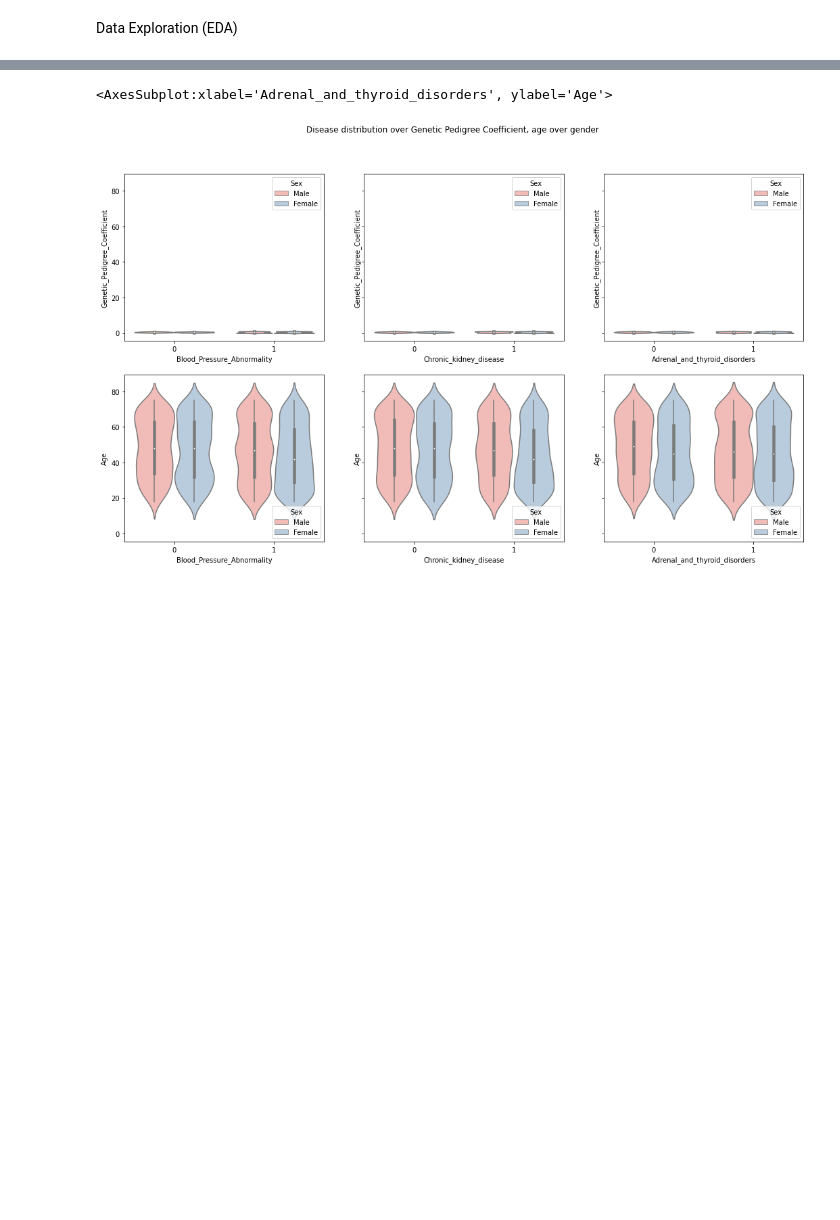
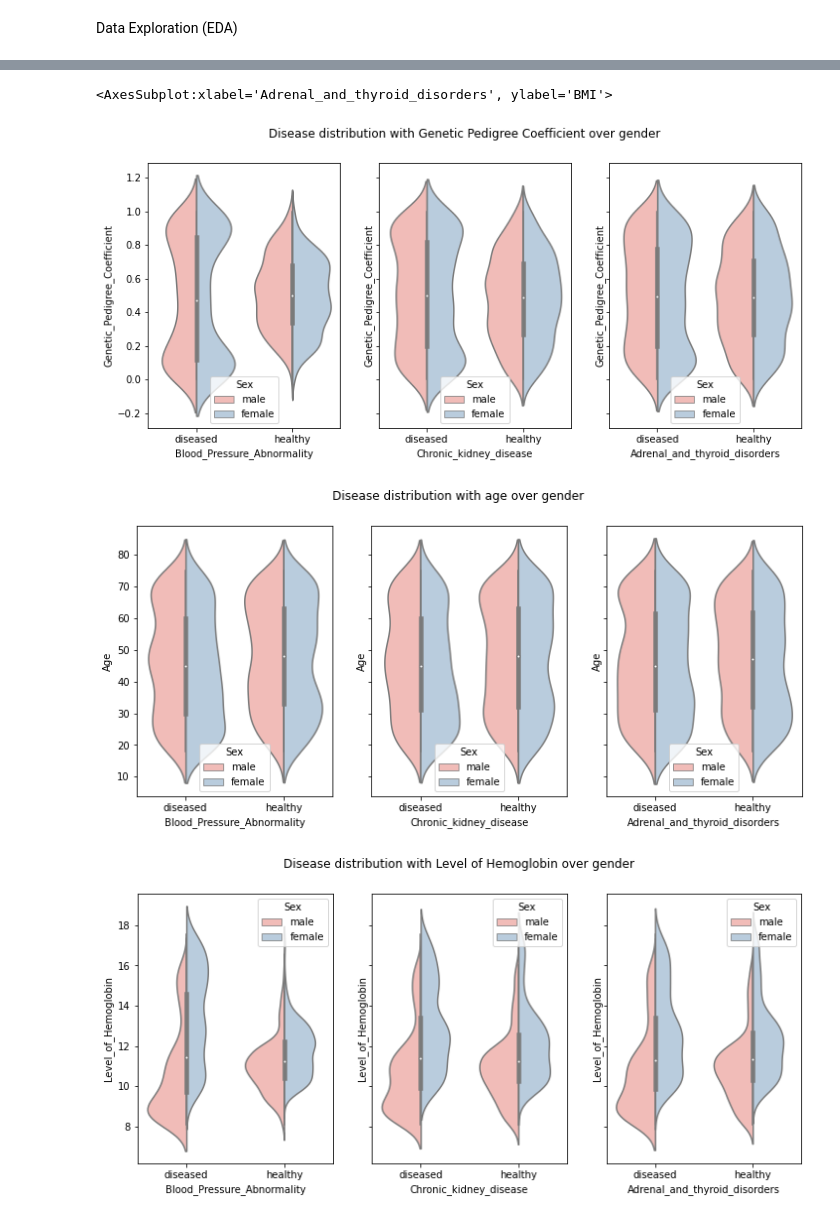
Before and after one commit to DaLuSt/DSLS-DS3-Machine-learning, a Jupyter notebook: Supervised-learning/Supervisedlearning_Assingment_DaanSteur_379943_DSLS.ipynb, the cells around one changed output, grey strips where cells are left out. Saved outputs shown, nothing was run; the diff lists cells and outputs as text; code cells hidden in the pictures; blank space fills up the shorter version.

```diff
--- a/Supervised-learning/Supervisedlearning_Assingment_DaanSteur_379943_DSLS.ipynb
+++ b/Supervised-learning/Supervisedlearning_Assingment_DaanSteur_379943_DSLS.ipynb
@@ -77,8 +78,11 @@ data = data[["Blood_Pressure_Abnormality",
              "alcohol_consumption_per_day",
              "Level_of_Stress",
 ]]
-
-data["Sex"] =  data["Sex"].replace({1: "Male", 0: "Female"})
+data["Sex"] =  data["Sex"].replace({1: "male", 0: "female"})
+data["Chronic_kidney_disease"] =  data["Chronic_kidney_disease"].replace({1: "diseased", 0: "healthy"})
+data["Adrenal_and_thyroid_disorders"] =  data["Adrenal_and_thyroid_disorders"].replace({1: "diseased", 0: "healthy"})
+data["Blood_Pressure_Abnormality"] =  data["Blood_Pressure_Abnormality"].replace({1: "diseased", 0: "healthy"})
+data["Smoking"] =  data["Smoking"].replace({1: "yes", 0: "no"})
 data.head()
 # %% [output]
 |  | Blood_Pressure_Abnormality | Chronic_kidney_disease | Adrenal_and_thyroid_disorders | Level_of_Hemoglobin | ... |
@@ -93,43 +97,54 @@ Data Exploration (EDA)
 # overview of data
 exploration.data_exploration_csv("data.csv")
 exploration.Categorical_Variables_csv("data.csv")
 
 # Grouped violinplot
-fig, axes = plt.subplots(2, 3, figsize=(18, 10), sharey=True)
-fig.suptitle('Disease distribution over Genetic Pedigree Coefficient, age over gender')
+fig1, axes = plt.subplots(1, 3, figsize=(12, 5), sharey=True)
+fig1.suptitle('Disease distribution with Genetic Pedigree Coefficient over gender')
+sns.violinplot(x="Blood_Pressure_Abnormality", y="Genetic_Pedigree_Coefficient", hue="Sex", data=data, palette="Pastel1", split=True, ax = axes[0])
+sns.violinplot(x="Chronic_kidney_disease", y="Genetic_Pedigree_Coefficient", hue="Sex", data=data, palette="Pastel1", split=True, ax = axes[1])
+sns.violinplot(x="Adrenal_and_thyroid_disorders", y="Genetic_Pedigree_Coefficient", hue="Sex", data=data, palette="Pastel1", split=True, ax = axes[2])
 
-sns.violinplot(x="Blood_Pressure_Abnormality", y="Genetic_Pedigree_Coefficient", hue="Sex", data=data, palette="Pastel1", ax = axes[0, 0])
+fig2, axes = plt.subplots(1, 3, figsize=(12, 5), sharey=True)
+fig2.suptitle('Disease distribution with age over gender')
+sns.violinplot(x="Blood_Pressure_Abnormality", y="Age", hue="Sex", data=data, palette="Pastel1", split=True, ax = axes[0])
+sns.violinplot(x="Chronic_kidney_disease", y="Age", hue="Sex", data=data, palette="Pastel1", split=True, ax = axes[1])
+sns.violinplot(x="Adrenal_and_thyroid_disorders", y="Age", hue="Sex", data=data, palette="Pastel1", split=True, ax = axes[2])
 
-sns.violinplot(x="Chronic_kidney_disease", y="Genetic_Pedigree_Coefficient", hue="Sex", data=data, palette="Pastel1", ax = axes[0, 1])
+fig3, axes = plt.subplots(1, 3, figsize=(12, 5), sharey=True)
+fig3.suptitle('Disease distribution with Level of Hemoglobin over gender')
+sns.violinplot(x="Blood_Pressure_Abnormality", y="Level_of_Hemoglobin", hue="Sex", data=data, palette="Pastel1", split=True, ax = axes[0])
+sns.violinplot(x="Chronic_kidney_disease", y="Level_of_Hemoglobin", hue="Sex", data=data, palette="Pastel1", split=True, ax = axes[1])
+sns.violinplot(x="Adrenal_and_thyroid_disorders", y="Level_of_Hemoglobin", hue="Sex", data=data, palette="Pastel1", split=True, ax = axes[2])
 
-sns.violinplot(x="Adrenal_and_thyroid_disorders", y="Genetic_Pedigree_Coefficient", hue="Sex", data=data, palette="Pastel1", ax = axes[0, 2])
-
-sns.violinplot(x="Blood_Pressure_Abnormality", y="Age", hue="Sex", data=data, palette="Pastel1", ax = axes[1, 0])
-
-sns.violinplot(x="Chronic_kidney_disease", y="Age", hue="Sex", data=data, palette="Pastel1", ax = axes[1, 1])
-
-sns.violinplot(x="Adrenal_and_thyroid_disorders", y="Age", hue="Sex", data=data, palette="Pastel1",ax = axes[1, 2])
+fig3, axes = plt.subplots(1, 3, figsize=(12, 5), sharey=True)
+fig3.suptitle('Disease distribution with BMI over gender')
+sns.violinplot(x="Blood_Pressure_Abnormality", y="BMI", hue="Sex", data=data, palette="Pastel1", split=True, ax = axes[0])
+sns.violinplot(x="Chronic_kidney_disease", y="BMI", hue="Sex", data=data, palette="Pastel1", split=True, ax = axes[1])
+sns.violinplot(x="Adrenal_and_thyroid_disorders", y="BMI", hue="Sex", data=data, palette="Pastel1", split=True, ax = axes[2])
 # %% [output]
 A value is trying to be set on a copy of a slice from a DataFrame
 
 See the caveats in the documentation: https://pandas.pydata.org/pandas-docs/stable/user_guide/indexing.html#returning-a-view-versus-a-copy
   df_num.sort_index(axis=1, inplace=True, key=lambda x: x.str.lower())
                              N Obs    N Missing    N Valid    % Complete    N Unique      Mean        SD    Median       MAD    Min       Max    Skewness    Kurtosis  CV
 -------------------------  -------  -----------  ---------  ------------  ----------  --------  --------  --------  --------  -----  --------  ----------  ----------  ----
 Age                           2000            0       2000         100            58     46.56     17.11     46        22.24   18       75           0.02       -1.25  0.37
 alcohol_consumption_per_d     2000          242       1758          87.9         488    251.01    143.65    250       186.81    0      499          -0.01       -1.22
 BMI                           2000            0       2000         100            41     30.08     11.76     30        14.83   10       50          -0.02       -1.18  0.39
 Genetic_Pedigree_Coeffici     2000           92       1908          95.4         101      0.49      0.29      0.49      0.37    0        1           0.02       -1.18
 Level_of_Hemoglobin           2000            0       2000         100           757     11.71      2.19     11.33      2.02    8.1     17.56        0.66       -0.18  0.19
 Level_of_Stress               2000            0       2000         100             3      2.01      0.82      2         1.48    1        3          -0.02       -1.53  0.41
 Physical_activity             2000            0       2000         100          1951  25254.4   14015.4   25353     17633.3   628    49980          -0.01       -1.16  0.55
 Pregnancy                     2000         1558        442          22.1           2      0.45      0.5       0         0       0        1           0.2        -1.97
 salt_content_in_the_diet      2000            0       2000         100          1945  24926.1   14211.7   25046.5   17514      22    49976          -0.02       -1.15  0.57
 Sex                           2000            0       2000         100             2      0.5       0.5       0         0       0        1           0.02       -2
 Smoking                       2000            0       2000         100             2      0.51      0.5       1         0       0        1          -0.04       -2
                              N Obs    N Missing    N Valid    % Complete    N Unique
 -------------------------  -------  -----------  ---------  ------------  ----------
 Blood_Pressure_Abnormalit     2000            0       2000           100           2
 Chronic_kidney_disease        2000            0       2000           100           2
-<AxesSubplot:xlabel='Adrenal_and_thyroid_disorders', ylabel='Age'>
+<AxesSubplot:xlabel='Adrenal_and_thyroid_disorders', ylabel='BMI'>
-[figure, old version]
+[figure, new version]
+[figure, added]
+[figure, added]
```
Also changed, not shown: parts of 23 cells of this notebook.
